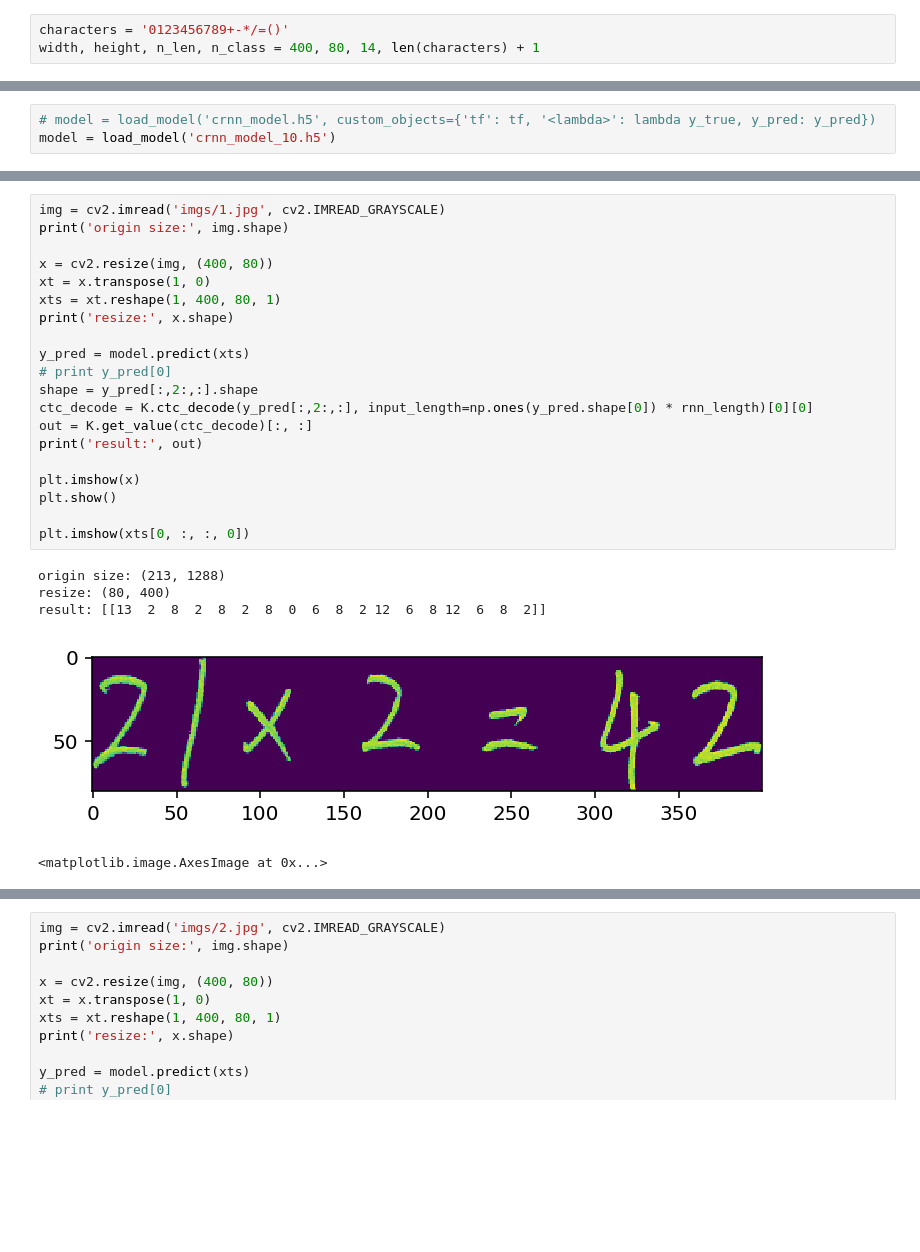
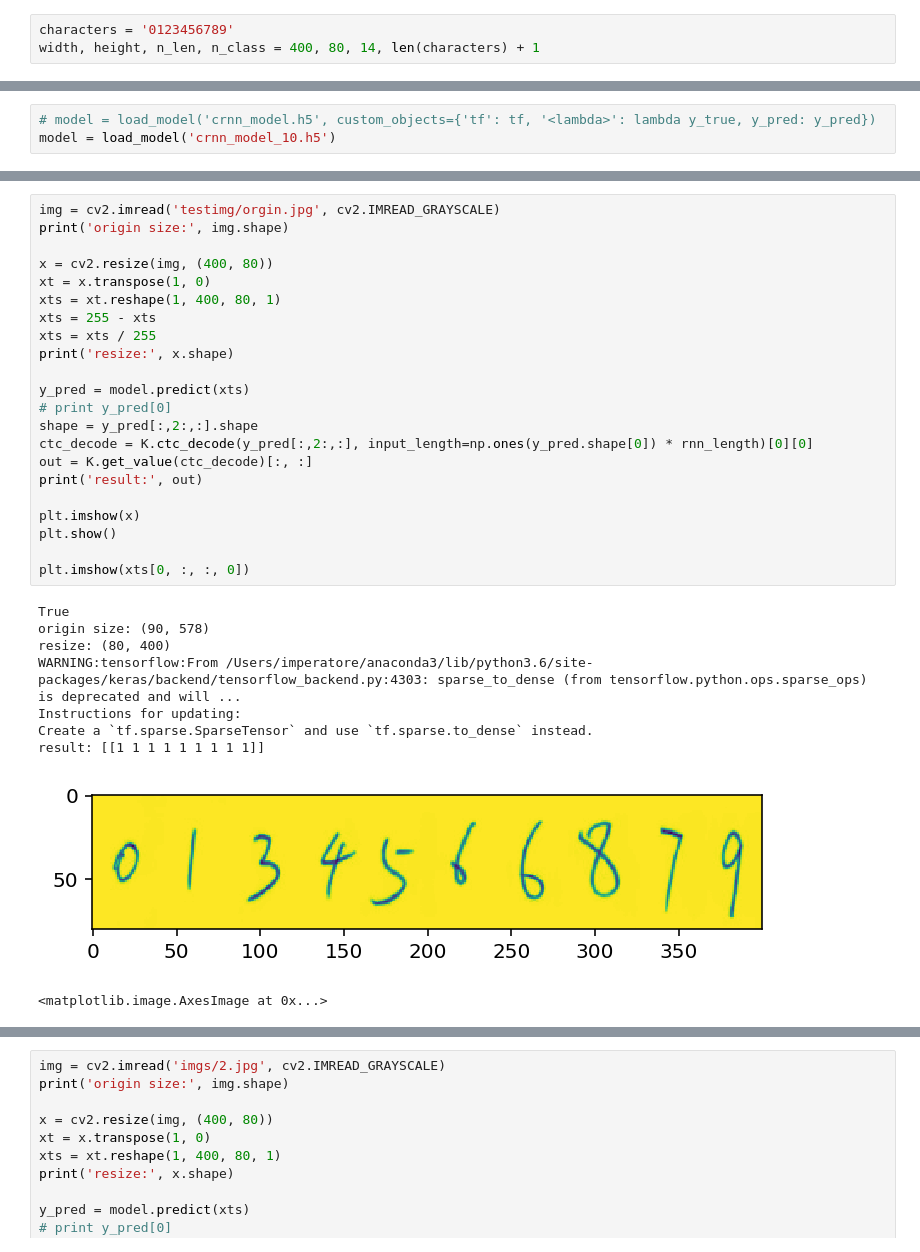
Before and after one commit to lianxiaolei/sequence-recognition, a Jupyter notebook: notebook/crnn.ipynb, the cells around one changed output, grey strips where cells are left out. Cells and saved outputs as stored; diff of their text form; blank space fills up the shorter version.

```diff
--- a/notebook/crnn.ipynb
+++ b/notebook/crnn.ipynb
@@ -16,5 +18,5 @@ import skimage
 # %%
-characters = '0123456789+-*/=()'
+characters = '0123456789'
 width, height, n_len, n_class = 400, 80, 14, len(characters) + 1
 # %%
 from keras import backend as K
@@ -221,26 +244,32 @@ print(out)
 # %%
-img = cv2.imread('imgs/1.jpg', cv2.IMREAD_GRAYSCALE)
+img = cv2.imread('testimg/orgin.jpg', cv2.IMREAD_GRAYSCALE)
 print('origin size:', img.shape)
 
 x = cv2.resize(img, (400, 80))
 xt = x.transpose(1, 0)
 xts = xt.reshape(1, 400, 80, 1)
+xts = 255 - xts
+xts = xts / 255
 print('resize:', x.shape)
 
 y_pred = model.predict(xts)
 # print y_pred[0]
 shape = y_pred[:,2:,:].shape
 ctc_decode = K.ctc_decode(y_pred[:,2:,:], input_length=np.ones(y_pred.shape[0]) * rnn_length)[0][0]
 out = K.get_value(ctc_decode)[:, :]
 print('result:', out)
 
 plt.imshow(x)
 plt.show()
 
 plt.imshow(xts[0, :, :, 0])
 # %% [output]
-origin size: (213, 1288)
+True
+origin size: (90, 578)
 resize: (80, 400)
-result: [[13  2  8  2  8  2  8  0  6  8  2 12  6  8 12  6  8  2]]
+WARNING:tensorflow:From /Users/imperatore/anaconda3/lib/python3.6/site-packages/keras/backend/tensorflow_backend.py:4303: sparse_to_dense (from tensorflow.python.ops.sparse_ops) is deprecated and will ...
+Instructions for updating:
+Create a `tf.sparse.SparseTensor` and use `tf.sparse.to_dense` instead.
+result: [[1 1 1 1 1 1 1 1 1]]
-[figure, old version]
+[figure, new version]
 <matplotlib.image.AxesImage at 0x...>
```
Also changed, not shown: parts of 8 cells of this notebook, 7 other files.
